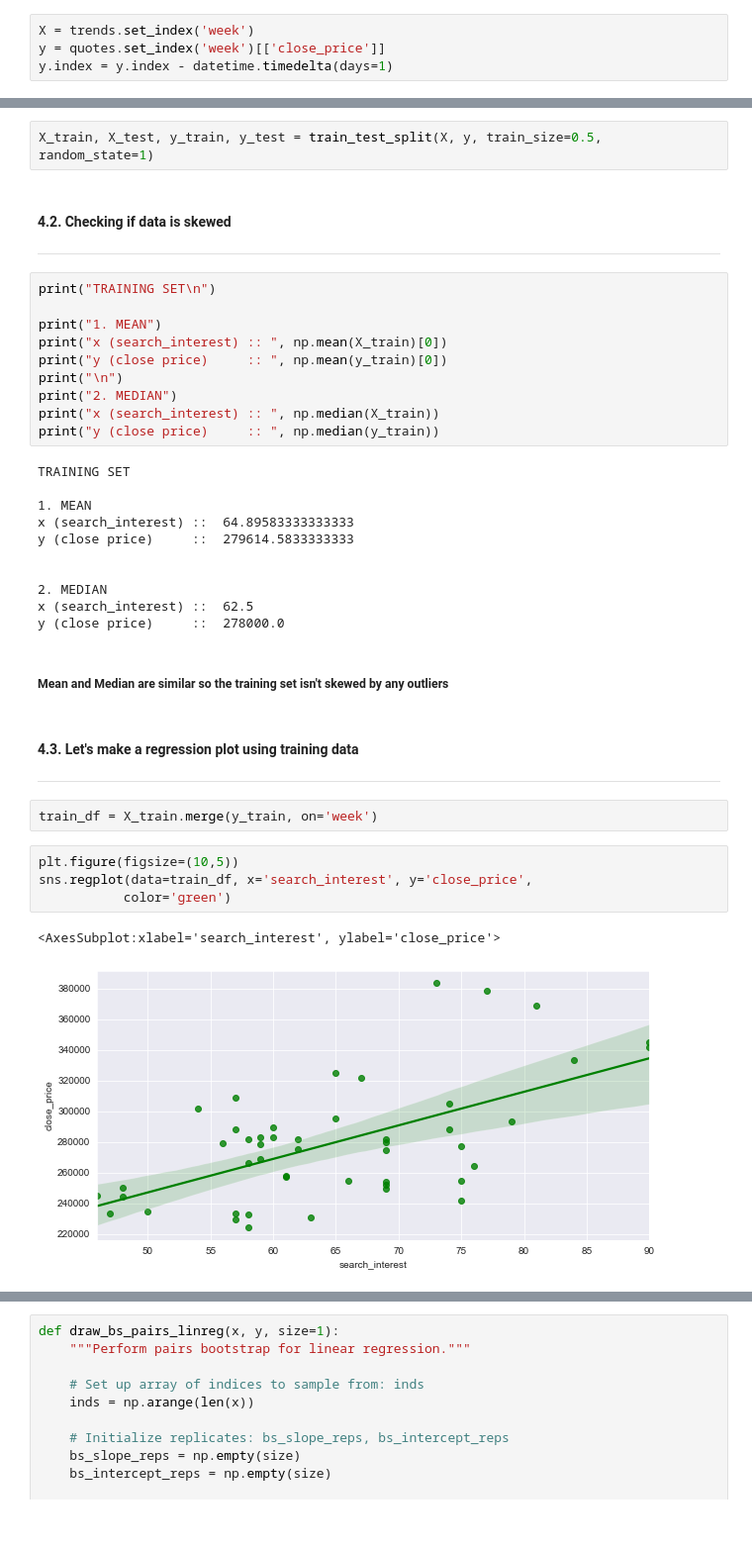
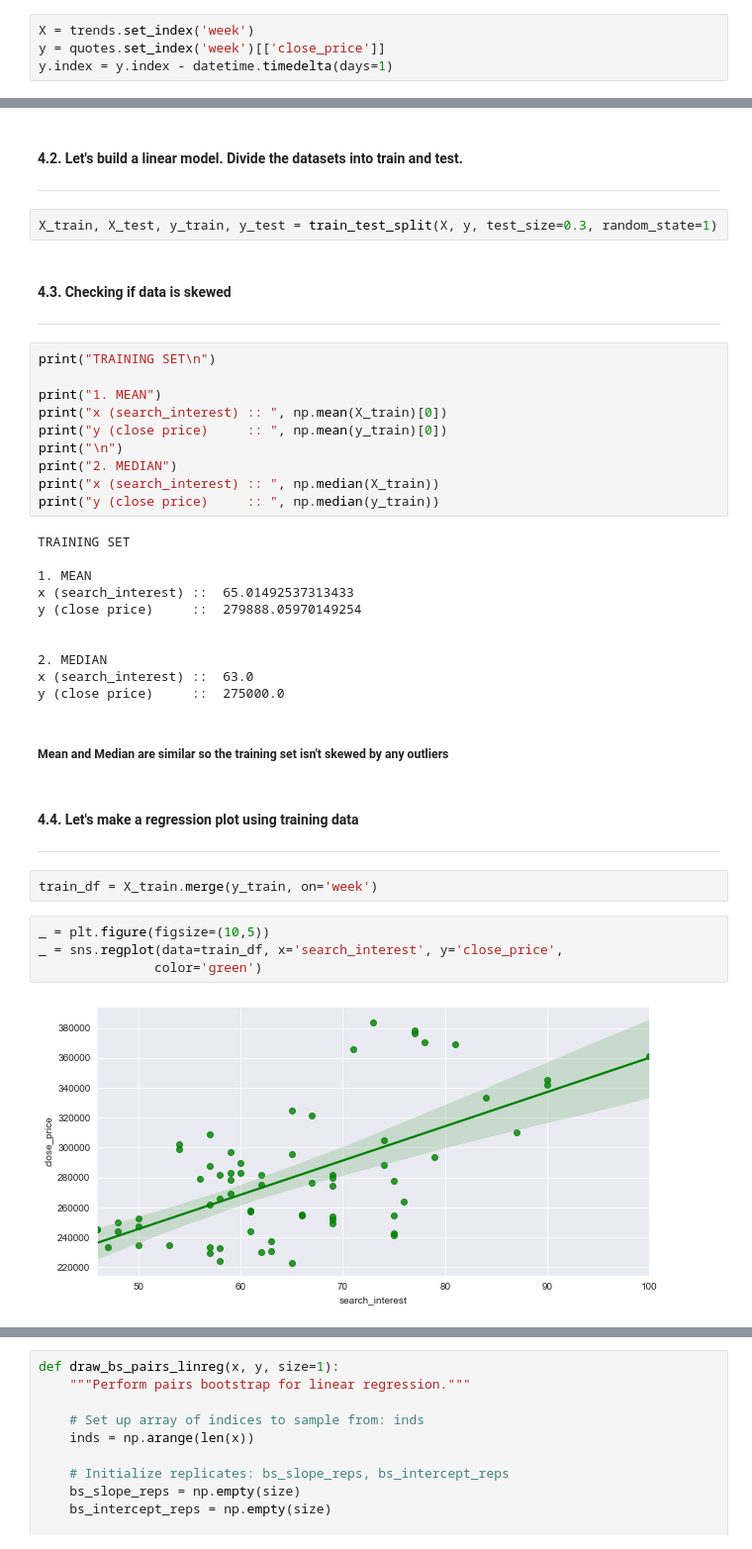
Before and after one commit to anshulrao/popularity-and-profits, a Jupyter notebook: code/BTS and Nongshim.ipynb, the cells around one changed output, grey strips where cells are left out. Shown at 99% size. Cells and saved outputs as stored; diff of their text form.

```diff
--- a/code/BTS and Nongshim.ipynb
+++ b/code/BTS and Nongshim.ipynb
@@ -142,7 +186,10 @@ y.index = y.index - datetime.timedelta(days=1)
+# %% [markdown]
+#### 4.2. Let's build a linear model. Divide the datasets into train and test.
+___
 # %%
-X_train, X_test, y_train, y_test = train_test_split(X, y, train_size=0.5, random_state=1)
+X_train, X_test, y_train, y_test = train_test_split(X, y, test_size=0.3, random_state=1)
 # %% [markdown]
-#### 4.2. Checking if data is skewed
+#### 4.3. Checking if data is skewed
 ___
 # %%
 print("TRAINING SET\n")
@@ -158,25 +205,24 @@ print("y (close price)     :: ", np.median(y_train))
 TRAINING SET
 
 1. MEAN
-x (search_interest) ::  64.89583333333333
-y (close price)     ::  279614.5833333333
+x (search_interest) ::  65.01492537313433
+y (close price)     ::  279888.05970149254
 
 
 2. MEDIAN
-x (search_interest) ::  62.5
-y (close price)     ::  278000.0
+x (search_interest) ::  63.0
+y (close price)     ::  275000.0
 # %% [markdown]
 ##### Mean and Median are similar so the training set isn't skewed by any outliers
 # %% [markdown]
-#### 4.3. Let's make a regression plot using training data
+#### 4.4. Let's make a regression plot using training data
 ___
 # %%
 train_df = X_train.merge(y_train, on='week')
 # %%
-plt.figure(figsize=(10,5))
-sns.regplot(data=train_df, x='search_interest', y='close_price',
-           color='green')
+_ = plt.figure(figsize=(10,5))
+_ = sns.regplot(data=train_df, x='search_interest', y='close_price',
+               color='green')
 # %% [output]
-<AxesSubplot:xlabel='search_interest', ylabel='close_price'>
-[figure, old version]
+[figure, new version]
 # %% [markdown]
```
Also changed, not shown: parts of 28 cells of this notebook.
